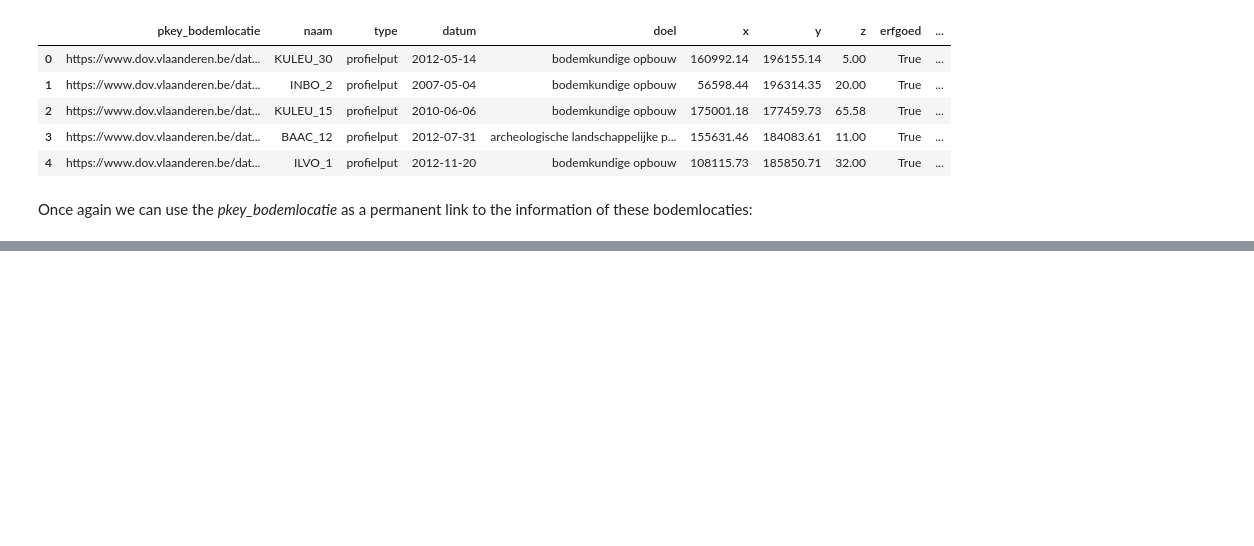
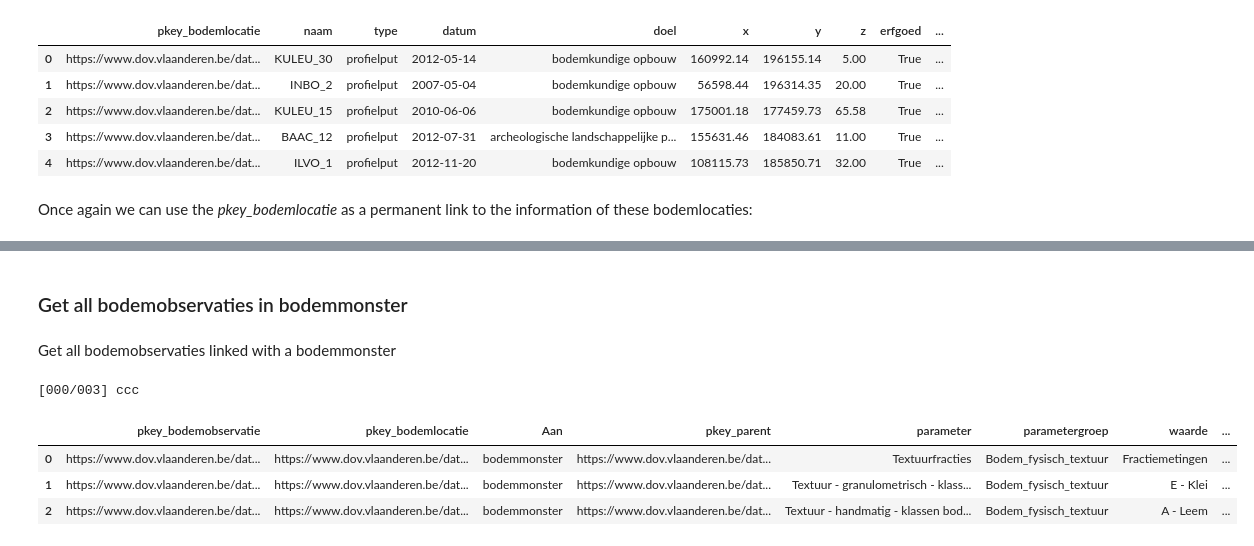
Before and after one commit to DOV-Vlaanderen/pydov, a Jupyter notebook: docs/notebooks/search_bodem.ipynb, the cells around one changed output, grey strips where cells are left out. Drawn from its saved outputs; the diff is of its cells as text; code cells hidden in the pictures; blank space fills up the shorter version.

```diff
--- a/docs/notebooks/search_bodem.ipynb
+++ b/docs/notebooks/search_bodem.ipynb
@@ -180,0 +210,19 @@ https://www.dov.vlaanderen.be/data/bodemlocatie/2012-000041
+# %% [markdown]
+### Get all bodemobservaties in bodemmonster
+# %% [markdown]
+Get all bodemobservaties linked with a bodemmonster
+# %%
+from pydov.search.bodemmonster import BodemmonsterSearch
+bodemmonster = BodemmonsterSearch()
+
+bodemmonsters = bodemmonster.search(query=PropertyIsEqualTo(propertyname = 'identificatie', literal='A0057359'),
+                                   return_fields=('pkey_bodemmonster',))
+
+bodemobservaties = bodemobservatie.search(query=Join(bodemmonsters, on = 'pkey_parent', using='pkey_bodemmonster'))
+bodemobservaties.head()
+# %% [output]
+[000/003] ccc
+|  | pkey_bodemobservatie | pkey_bodemlocatie | Aan | pkey_parent | parameter | parametergroep | waarde | ... |
+| 0 | https://www.dov.vlaanderen.be/dat... | https://www.dov.vlaanderen.be/dat... | bodemmonster | https://www.dov.vlaanderen.be/dat... | Textuurfracties | Bodem_fysisch_textuur | Fractiemetingen | ... |
+| 1 | https://www.dov.vlaanderen.be/dat... | https://www.dov.vlaanderen.be/dat... | bodemmonster | https://www.dov.vlaanderen.be/dat... | Textuur - granulometrisch - klass... | Bodem_fysisch_textuur | E - Klei | ... |
+| 2 | https://www.dov.vlaanderen.be/dat... | https://www.dov.vlaanderen.be/dat... | bodemmonster | https://www.dov.vlaanderen.be/dat... | Textuur - handmatig - klassen bod... | Bodem_fysisch_textuur | A - Leem | ... |
```
Also changed, not shown: parts of 7 cells of this notebook.
